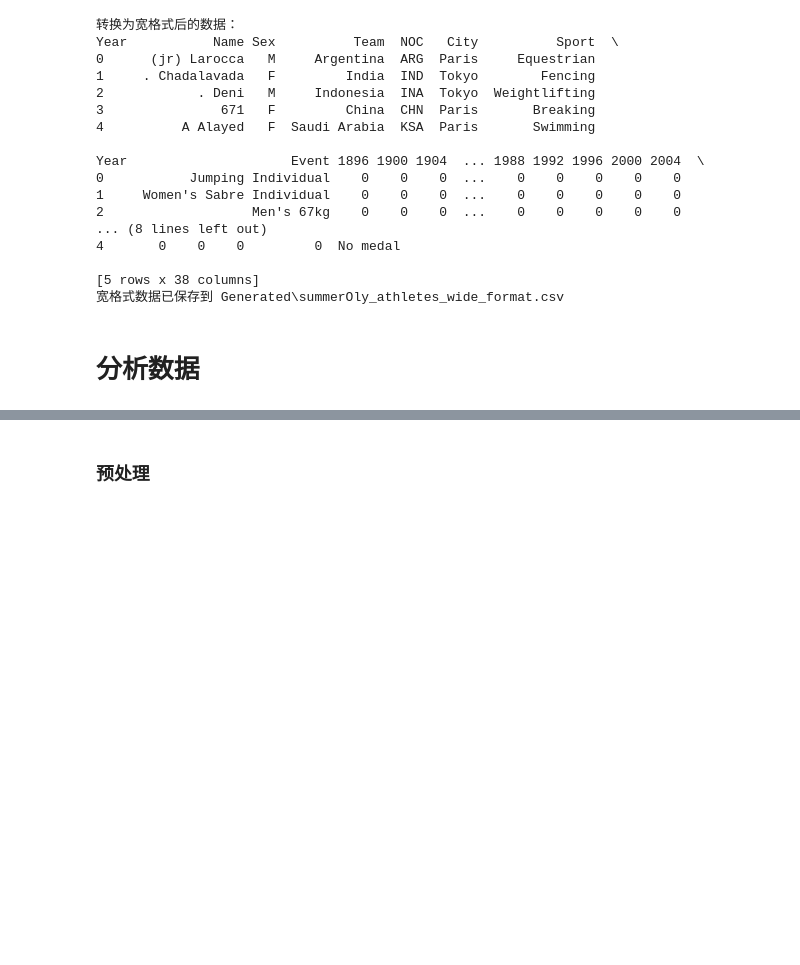
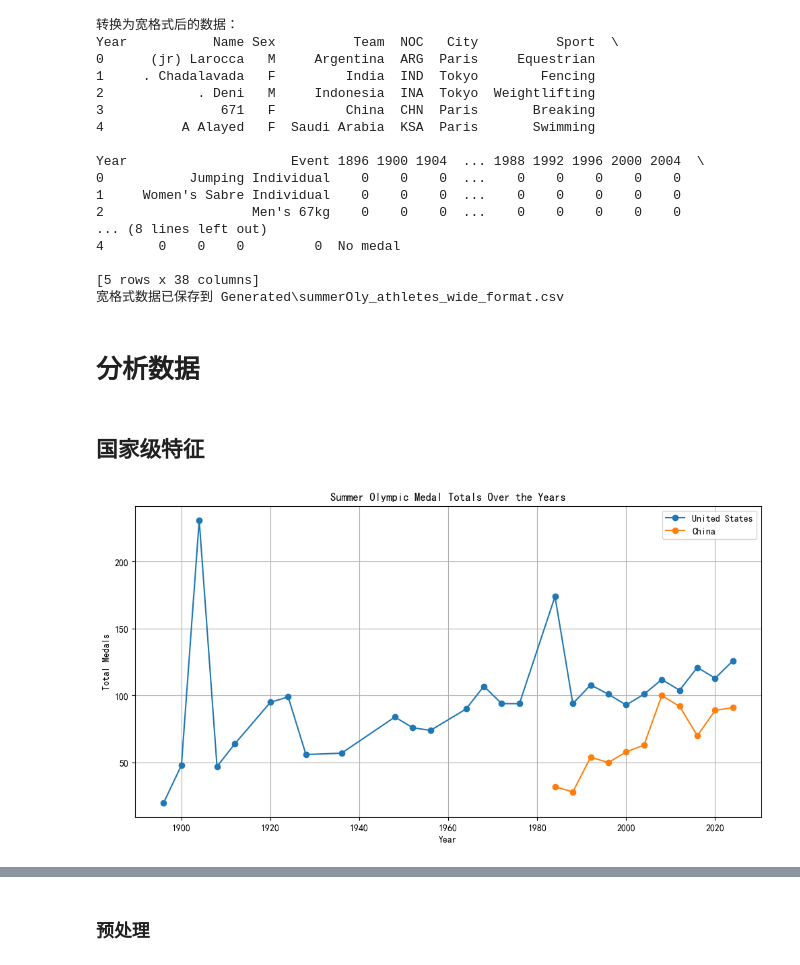
Before and after one commit to LiaoZiqi-GZFLS/2025-MCM-C, a Jupyter notebook: C.ipynb, the cells around one changed output, grey strips where cells are left out. Drawn from its saved outputs; the diff is of its cells as text; code cells hidden in the pictures; blank space fills up the shorter version.

Commit message:
clean medal data

```diff
--- a/C.ipynb
+++ b/C.ipynb
@@ -428,3 +534,40 @@ Year                     Event 1896 1900 1904  ... 1988 1992 1996 2000 2004  \
 宽格式数据已保存到 Generated\summerOly_athletes_wide_format.csv
 # %% [markdown]
 # 分析数据
+# %% [markdown]
+## 国家级特征
+# %%
+import pandas as pd
+import matplotlib.pyplot as plt
+
+# 读取CSV文件
+data = medal_counts.copy()
+
+# 数据预处理
+# 由于数据格式较为复杂，需要先将其转换为更易于处理的格式
+# 提取年份和各个国家的奖牌总数
+# 假设我们关注的是美国（United States）和中国的（China）奖牌总数
+us_data = data[data['NOC'] == 'United States'][['Year', 'Total']].rename(columns={'Total': 'US_Total'})
+china_data = data[data['NOC'] == 'China'][['Year', 'Total']].rename(columns={'Total': 'China_Total'})
+
+# 合并数据
+merged_data = pd.merge(us_data, china_data, on='Year', how='outer').sort_values(by='Year')
+
+# 绘制折线图
+plt.figure(figsize=(12, 6))
+plt.plot(merged_data['Year'], merged_data['US_Total'], label='United States', marker='o')
+plt.plot(merged_data['Year'], merged_data['China_Total'], label='China', marker='o')
+
+# 添加标题和图例
+plt.title('Summer Olympic Medal Totals Over the Years')
+plt.xlabel('Year')
+plt.ylabel('Total Medals')
+plt.legend()
+
+# 显示网格
+plt.grid(True)
+
+# 显示图表
+plt.show()
+# %% [output]
+[figure, added]
```
Also changed, not shown: parts of 21 cells of this notebook, 23 other files.
